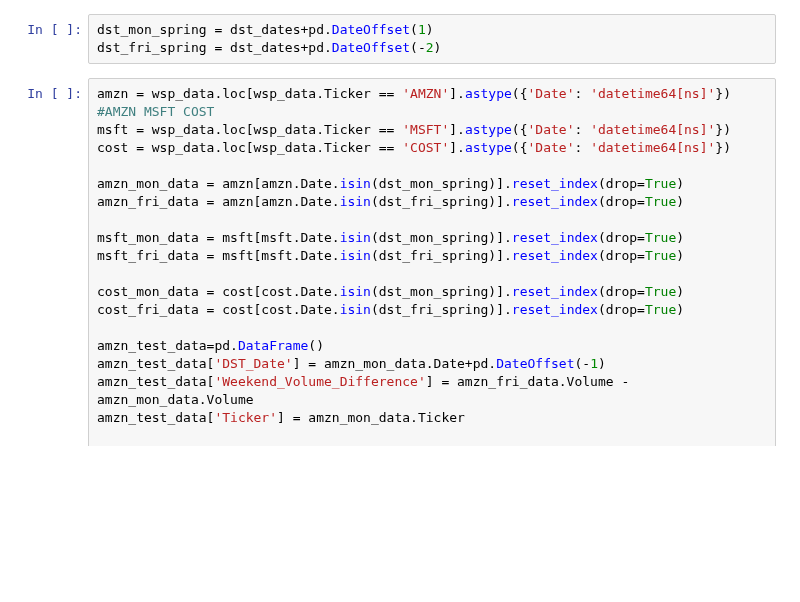
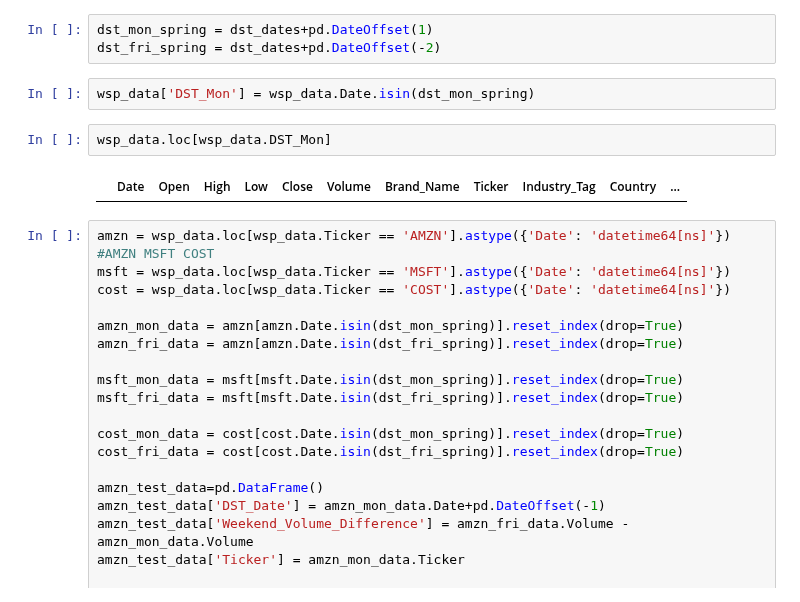
Before and after one commit to ghuckabe/DSTMarketAnalysis, a Jupyter notebook: data_exploration.ipynb, the cells around one changed output. Drawn from its saved outputs; the diff is of its cells as text; blank space fills up the shorter version.

```diff
--- a/data_exploration.ipynb
+++ b/data_exploration.ipynb
@@ -31,6 +31,12 @@ wsp_data['Date'] = pd.to_datetime(wsp_data.Date, utc=True).apply(lambda x: x.dat
 # %%
 dst_mon_spring = dst_dates+pd.DateOffset(1)
 dst_fri_spring = dst_dates+pd.DateOffset(-2)
+# %%
+wsp_data['DST_Mon'] = wsp_data.Date.isin(dst_mon_spring)
+# %%
+wsp_data.loc[wsp_data.DST_Mon]
+# %% [output]
+|  | Date | Open | High | Low | Close | Volume | Brand_Name | Ticker | Industry_Tag | Country | ... |
 # %%
 amzn = wsp_data.loc[wsp_data.Ticker == 'AMZN'].astype({'Date': 'datetime64[ns]'}) #AMZN MSFT COST
 msft = wsp_data.loc[wsp_data.Ticker == 'MSFT'].astype({'Date': 'datetime64[ns]'})
```
Also changed, not shown: 1 other file.
